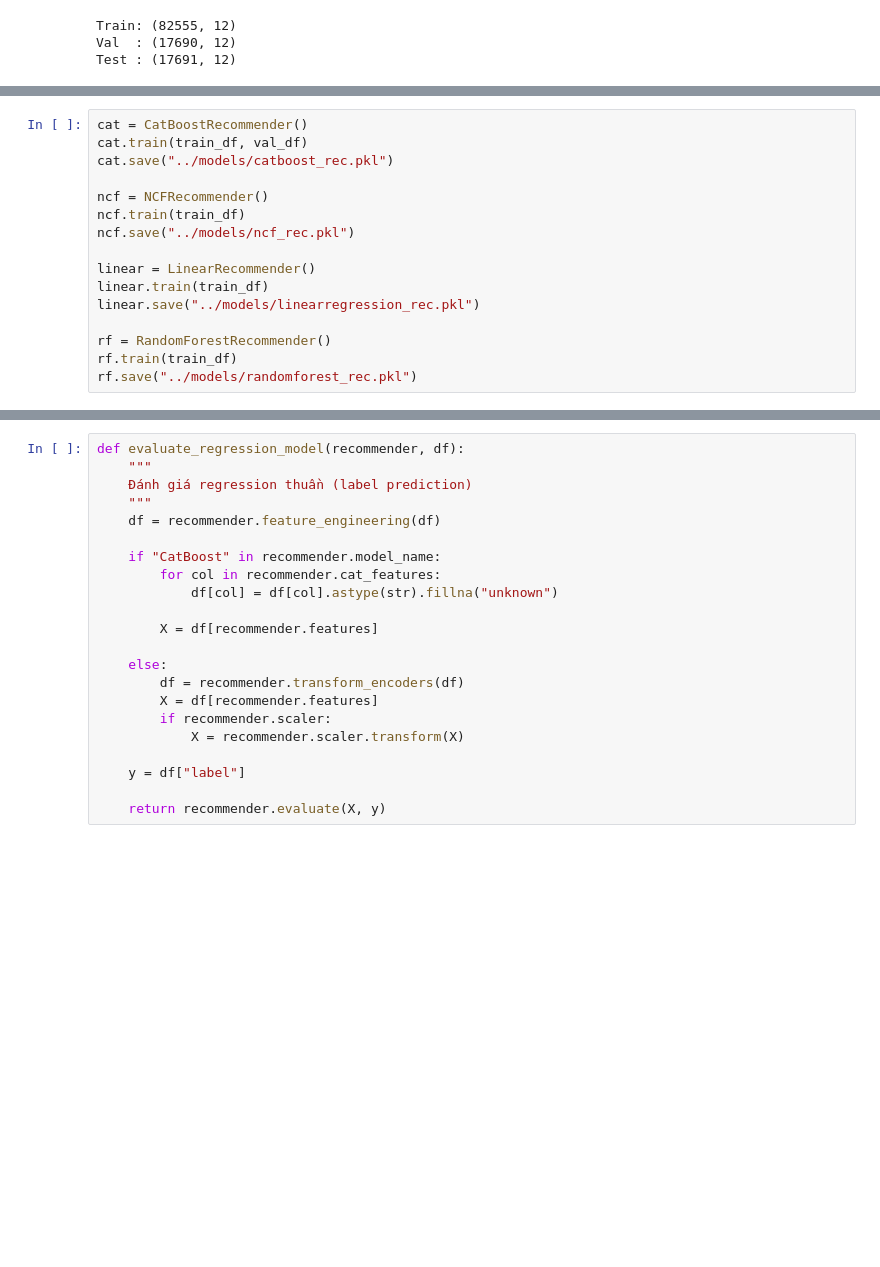
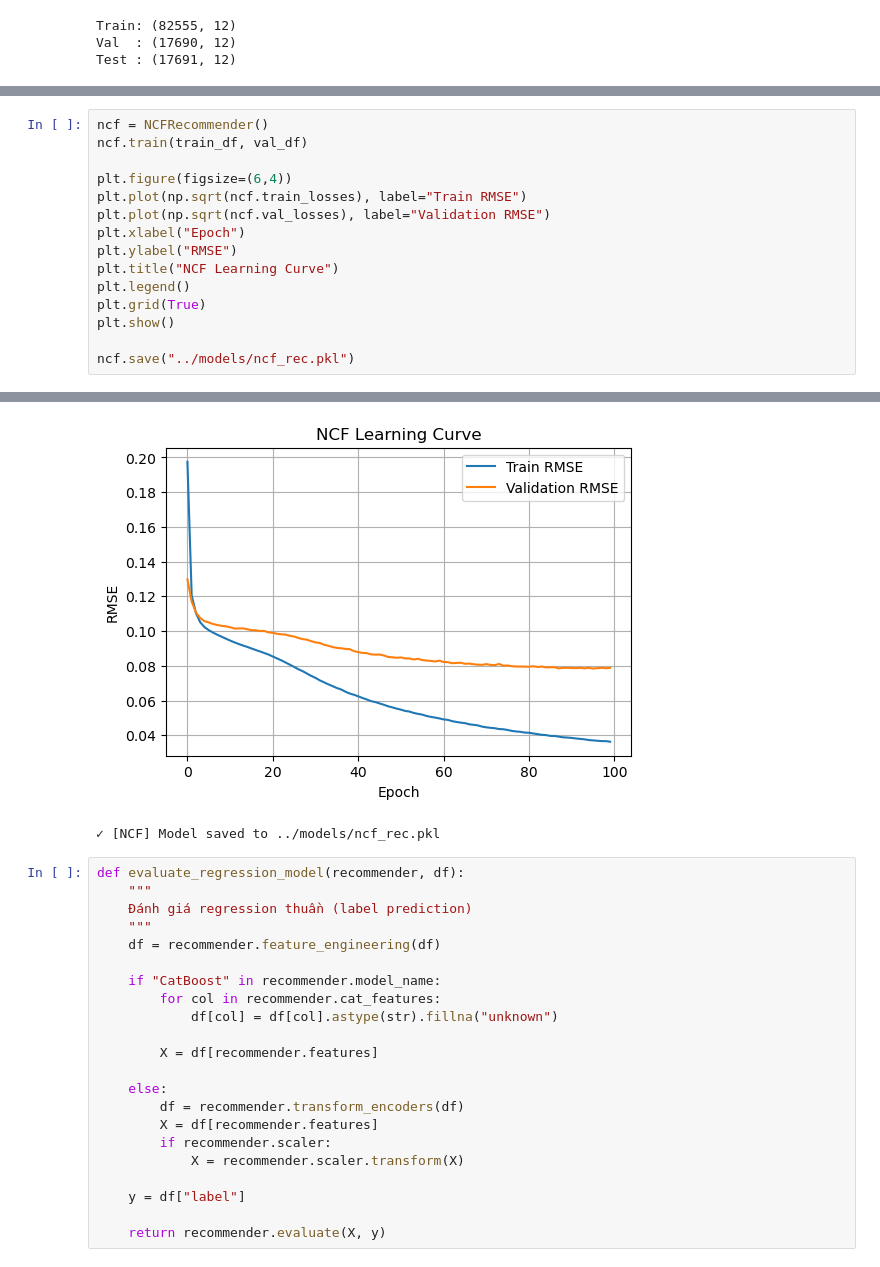
Before and after one commit to PhuongThao-2005/ML-LT, a Jupyter notebook: notebook/evaluate.ipynb, the cells around one changed output, grey strips where cells are left out. Drawn from its saved outputs; the diff is of its cells as text; blank space fills up the shorter version.

```diff
--- a/notebook/evaluate.ipynb
+++ b/notebook/evaluate.ipynb
@@ -34,17 +70,16 @@ Test : (17691, 12)
 # %%
-cat = CatBoostRecommender()
-cat.train(train_df, val_df)
-cat.save("../models/catboost_rec.pkl")
+ncf = NCFRecommender()
+ncf.train(train_df, val_df)
 
-ncf = NCFRecommender()
-ncf.train(train_df)
+plt.figure(figsize=(6,4))
+plt.plot(np.sqrt(ncf.train_losses), label="Train RMSE")
+plt.plot(np.sqrt(ncf.val_losses), label="Validation RMSE")
+plt.xlabel("Epoch")
+plt.ylabel("RMSE")
+plt.title("NCF Learning Curve")
+plt.legend()
+plt.grid(True)
+plt.show()
+
 ncf.save("../models/ncf_rec.pkl")
-
-linear = LinearRecommender()
-linear.train(train_df)
-linear.save("../models/linearregression_rec.pkl")
-
-rf = RandomForestRecommender()
-rf.train(train_df)
-rf.save("../models/randomforest_rec.pkl")
 # %% [output]
@@ -68,3 +103,5 @@ rf.save("../models/randomforest_rec.pkl")
+[figure, added]
+✓ [NCF] Model saved to ../models/ncf_rec.pkl
 # %%
 def evaluate_regression_model(recommender, df):
     """
```
Also changed, not shown: parts of 6 cells of this notebook, 7 other files.
